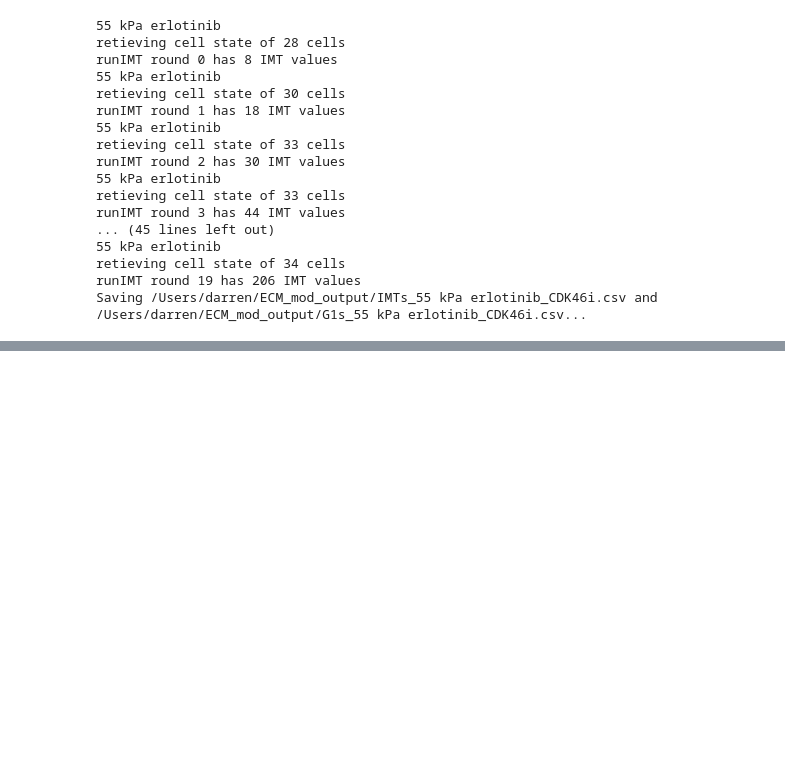
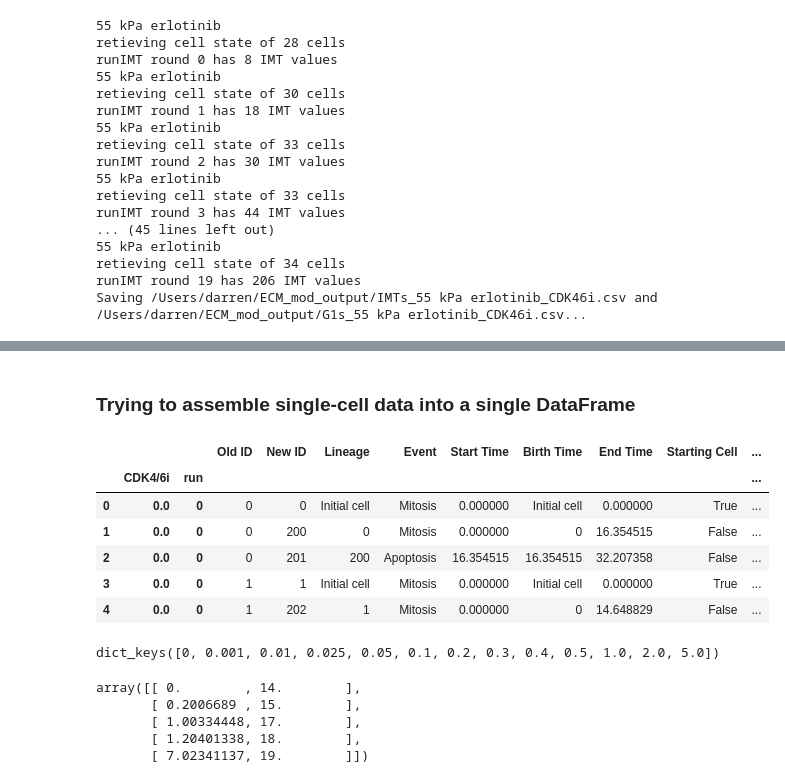
Before and after one commit to QuLab-VU/ECM_cell_cycle_model, a Jupyter notebook: Python/10_generate_cell_pops_test_treatments.ipynb, the cells around one changed output, grey strips where cells are left out. Drawn from its saved outputs; the diff is of its cells as text; code cells hidden in the pictures; blank space fills up the shorter version.

```diff
--- a/Python/10_generate_cell_pops_test_treatments.ipynb
+++ b/Python/10_generate_cell_pops_test_treatments.ipynb
@@ -248,0 +282,29 @@ Saving /Users/darren/ECM_mod_output/IMTs_55 kPa erlotinib_CDK46i.csv and /Users/
+# %% [markdown]
+### Trying to assemble single-cell data into a single DataFrame
+# %%
+# Initialize an empty list to store all dataframes with multi-index
+df_list = []
+
+# Iterate through the dictionary
+for key in population_dfs.keys():
+    for i, df in enumerate(population_dfs[key]):
+        # Create a multi-index for each dataframe
+        df = df.copy()
+        df['CDK4/6i'] = key
+        df['run'] = i
+        df.set_index(['CDK4/6i', 'run'], append=True, inplace=True)
+
+        # Append the modified dataframe to the list
+        df_list.append(df)
+
+# Concatenate all dataframes into a single dataframe
+result_df = pd.concat(df_list)
+result_df.head()
+# %% [output]
+|  |  |  | Old ID | New ID | Lineage | Event | Start Time | Birth Time | End Time | Starting Cell | ... |
+|  | CDK4/6i | run |  |  |  |  |  |  |  |  | ... |
+| 0 | 0.0 | 0 | 0 | 0 | Initial cell | Mitosis | 0.000000 | Initial cell | 0.000000 | True | ... |
+| 1 | 0.0 | 0 | 0 | 200 | 0 | Mitosis | 0.000000 | 0 | 16.354515 | False | ... |
+| 2 | 0.0 | 0 | 0 | 201 | 200 | Apoptosis | 16.354515 | 16.354515 | 32.207358 | False | ... |
+| 3 | 0.0 | 0 | 1 | 1 | Initial cell | Mitosis | 0.000000 | Initial cell | 0.000000 | True | ... |
+| 4 | 0.0 | 0 | 1 | 202 | 1 | Mitosis | 0.000000 | 0 | 14.648829 | False | ... |
@@ -248,0 +313,12 @@ Saving /Users/darren/ECM_mod_output/IMTs_55 kPa erlotinib_CDK46i.csv and /Users/
+# %%
+cell_counts_di.keys()
+# %% [output]
+dict_keys([0, 0.001, 0.01, 0.025, 0.05, 0.1, 0.2, 0.3, 0.4, 0.5, 1.0, 2.0, 5.0])
+# %%
+pd.DataFrame(cell_counts_di).to_csv(SAVE_DIR / 'cdk46i_cell_counts.csv')
+# %% [output]
+array([[ 0.        , 14.        ],
+       [ 0.2006689 , 15.        ],
+       [ 1.00334448, 17.        ],
+       [ 1.20401338, 18.        ],
+       [ 7.02341137, 19.        ]])
```
Also changed, not shown: parts of 9 cells of this notebook, 1 other file.
